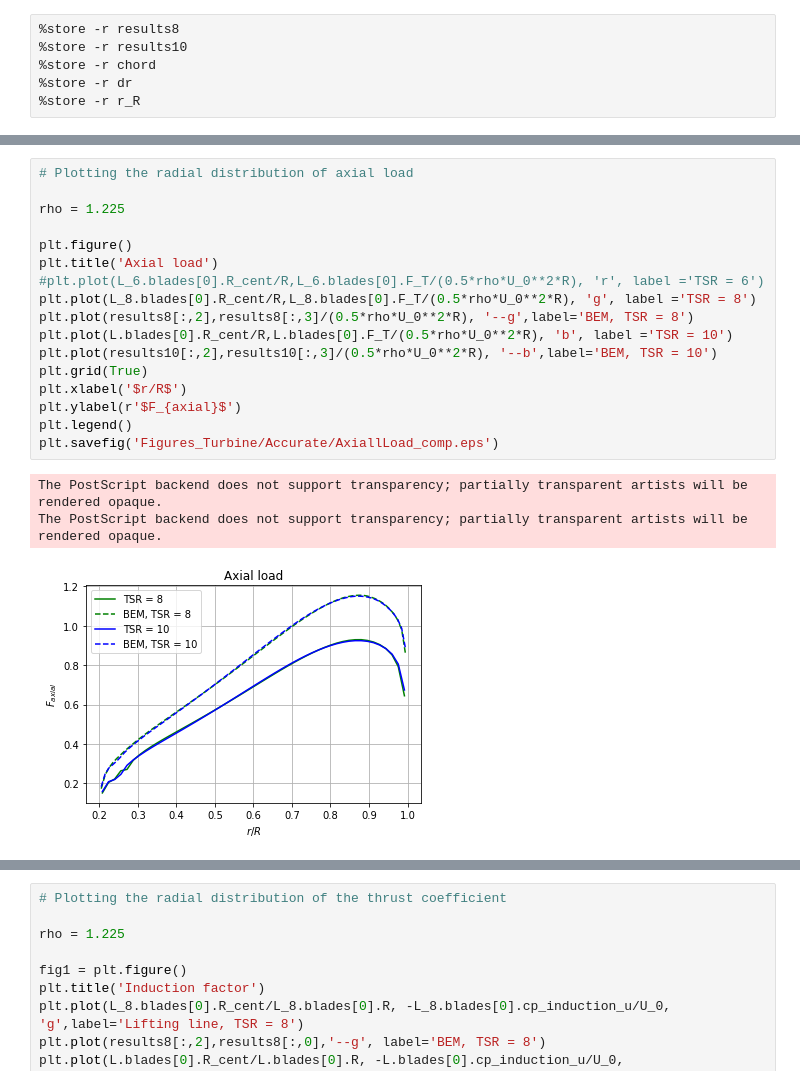
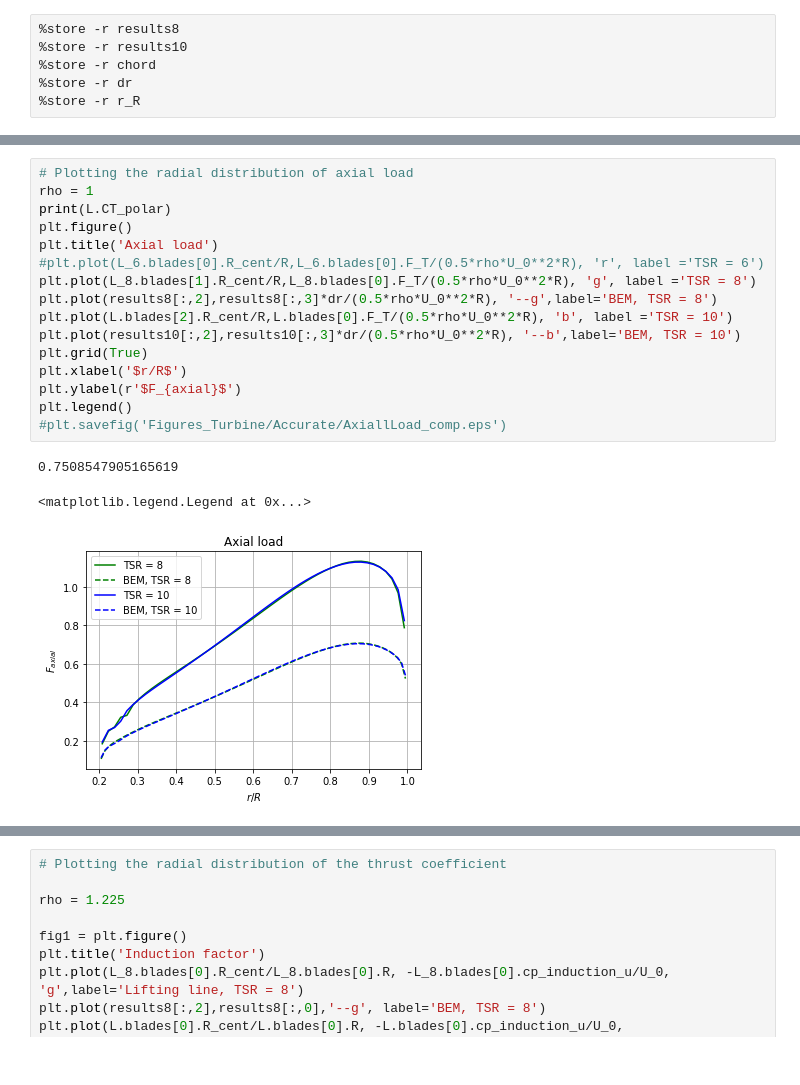
Before and after one commit to olafnekeman/rotor_wake_aerodynamics, a Jupyter notebook: Assignment2/turbine_case.ipynb, the cells around one changed output, grey strips where cells are left out. Drawn from its saved outputs; the diff is of its cells as text.

```diff
--- a/Assignment2/turbine_case.ipynb
+++ b/Assignment2/turbine_case.ipynb
@@ -364,24 +478,23 @@ The PostScript backend does not support transparency; partially transparent arti
 # %%
 # Plotting the radial distribution of axial load
-
-rho = 1.225
-
+rho = 1
+print(L.CT_polar)
 plt.figure()
 plt.title('Axial load')
 #plt.plot(L_6.blades[0].R_cent/R,L_6.blades[0].F_T/(0.5*rho*U_0**2*R), 'r', label ='TSR = 6')
-plt.plot(L_8.blades[0].R_cent/R,L_8.blades[0].F_T/(0.5*rho*U_0**2*R), 'g', label ='TSR = 8')
-plt.plot(results8[:,2],results8[:,3]/(0.5*rho*U_0**2*R), '--g',label='BEM, TSR = 8')
-plt.plot(L.blades[0].R_cent/R,L.blades[0].F_T/(0.5*rho*U_0**2*R), 'b', label ='TSR = 10')
-plt.plot(results10[:,2],results10[:,3]/(0.5*rho*U_0**2*R), '--b',label='BEM, TSR = 10')
+plt.plot(L_8.blades[1].R_cent/R,L_8.blades[0].F_T/(0.5*rho*U_0**2*R), 'g', label ='TSR = 8')
+plt.plot(results8[:,2],results8[:,3]*dr/(0.5*rho*U_0**2*R), '--g',label='BEM, TSR = 8')
+plt.plot(L.blades[2].R_cent/R,L.blades[0].F_T/(0.5*rho*U_0**2*R), 'b', label ='TSR = 10')
+plt.plot(results10[:,2],results10[:,3]*dr/(0.5*rho*U_0**2*R), '--b',label='BEM, TSR = 10')
 plt.grid(True)
 plt.xlabel('$r/R$')
 plt.ylabel(r'$F_{axial}$')
 plt.legend()
-plt.savefig('Figures_Turbine/Accurate/AxiallLoad_comp.eps')
+#plt.savefig('Figures_Turbine/Accurate/AxiallLoad_comp.eps')
 # %% [output]
-The PostScript backend does not support transparency; partially transparent artists will be rendered opaque.
-The PostScript backend does not support transparency; partially transparent artists will be rendered opaque.
+0.7508547905165619
+<matplotlib.legend.Legend at 0x...>
-[figure, old version]
+[figure, new version]
 # %%
 # Plotting the radial distribution of azimuthal load
 
```
Also changed, not shown: parts of 16 cells of this notebook, 9 other files.
